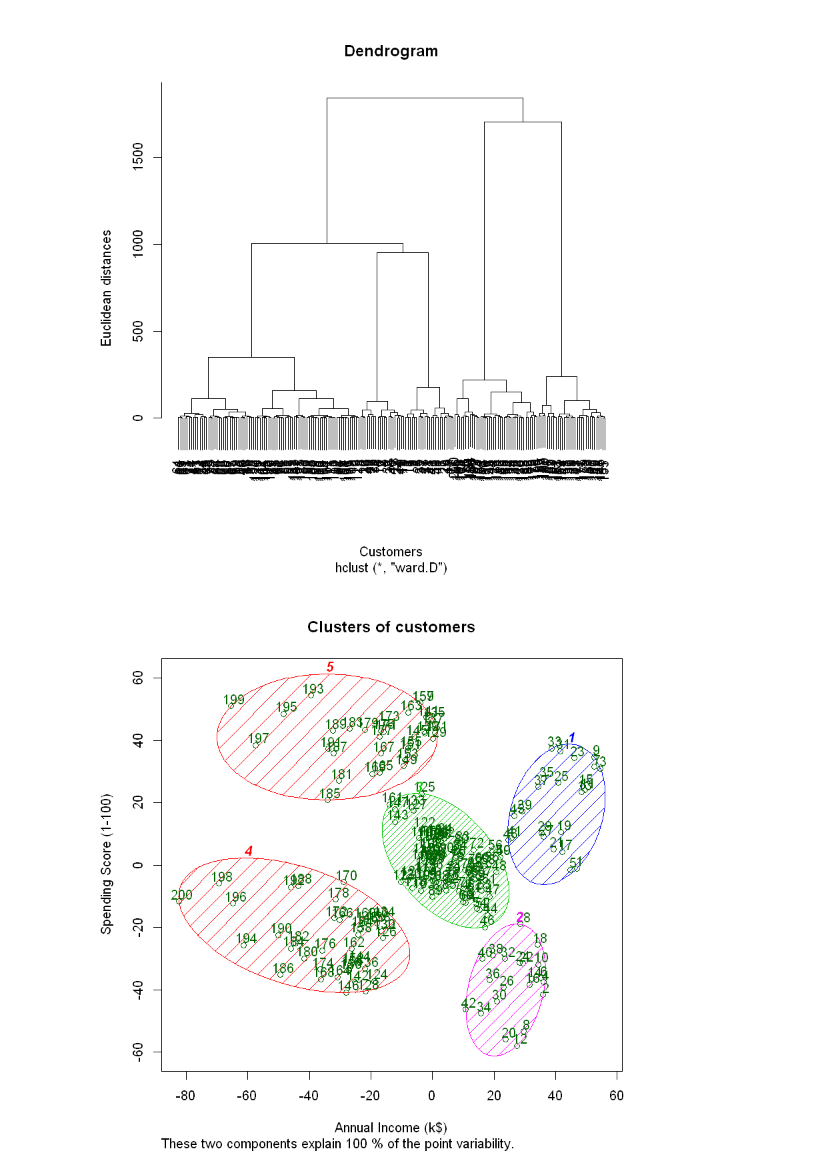
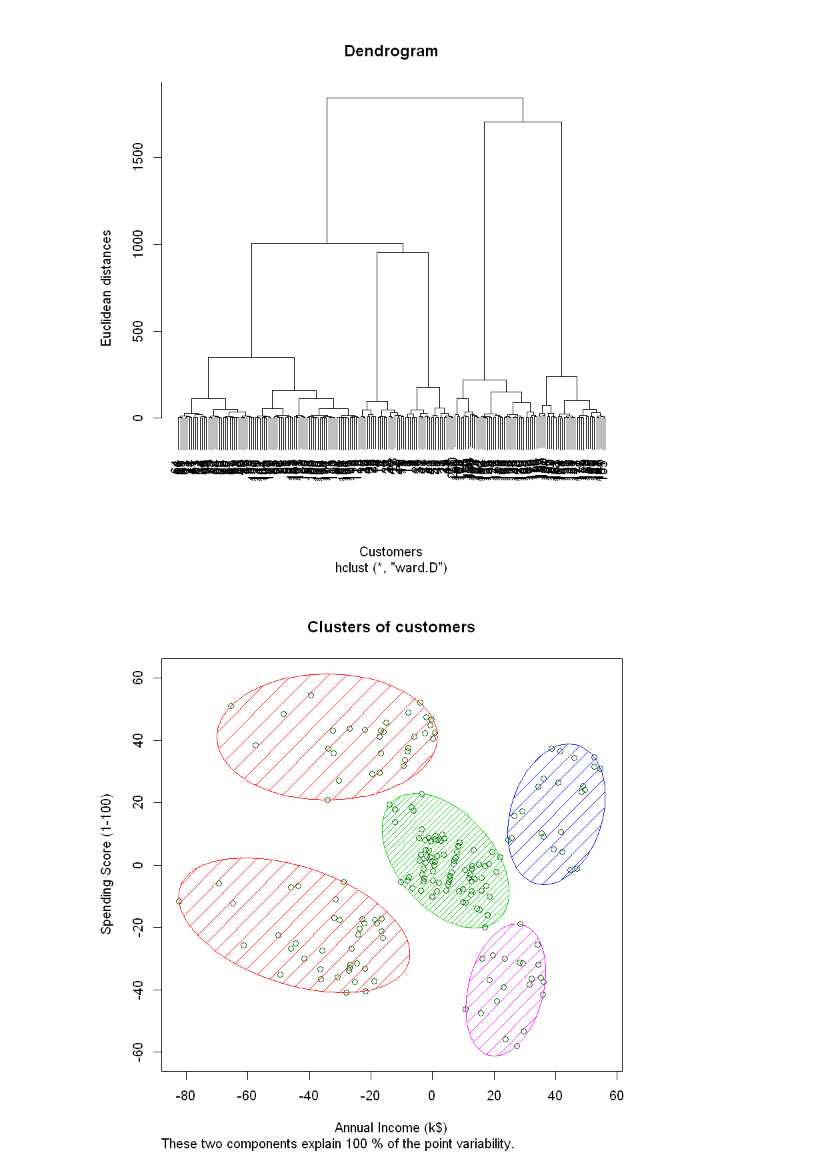
Before and after one commit to dundee2002/Machine-Deep-Learning-in-Python-and-R, a Jupyter notebook: Machine-Learning-in-R/Clustering/Cluster_R_mall_customers.ipynb, the cells around one changed output. Drawn from its saved outputs; the diff is of its cells as text; code cells hidden in the pictures.

```diff
--- a/Machine-Learning-in-R/Clustering/Cluster_R_mall_customers.ipynb
+++ b/Machine-Learning-in-R/Clustering/Cluster_R_mall_customers.ipynb
@@ -126,10 +126,10 @@ y_hc = cutree(hc, 5)
 # %%
 # Visualize the clusters
 library(cluster)
-clusplot(df,y_hc,lines = 0,shade = TRUE,color = TRUE,labels= 2,
+clusplot(df,y_hc,lines = 0,shade = TRUE,color = TRUE,labels= 0,
          plotchar = FALSE,span = TRUE,
          main = paste('Clusters of customers'),
          xlab = 'Annual Income (k$)',
          ylab = 'Spending Score (1-100)')
 # %% [output]
-[figure, old version]
+[figure, new version]
```
Also changed, not shown: parts of 1 cell of this notebook, 1 other file.
